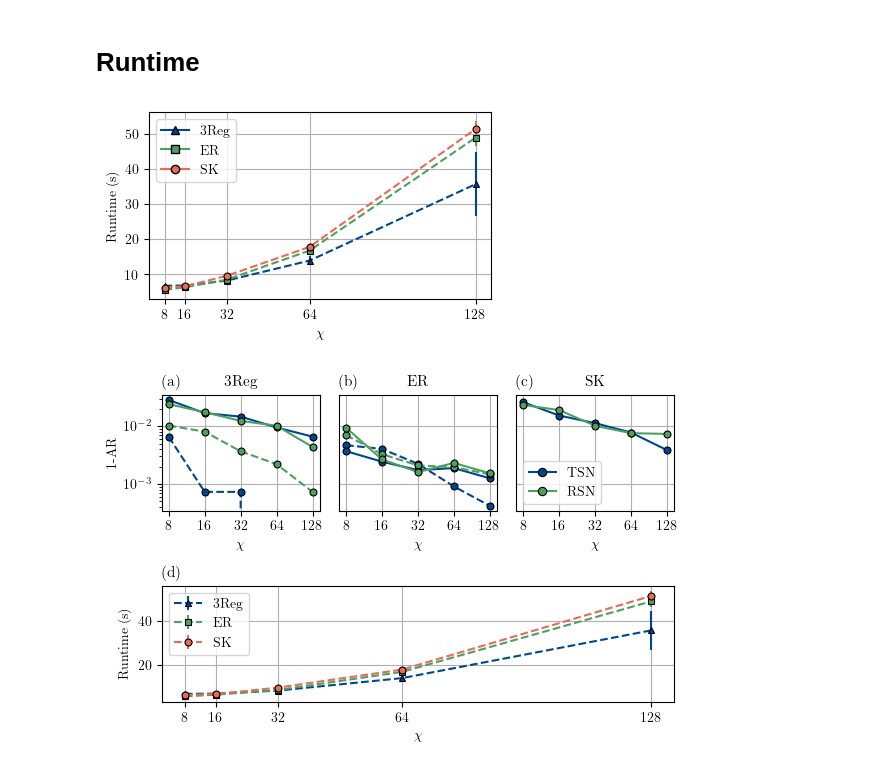
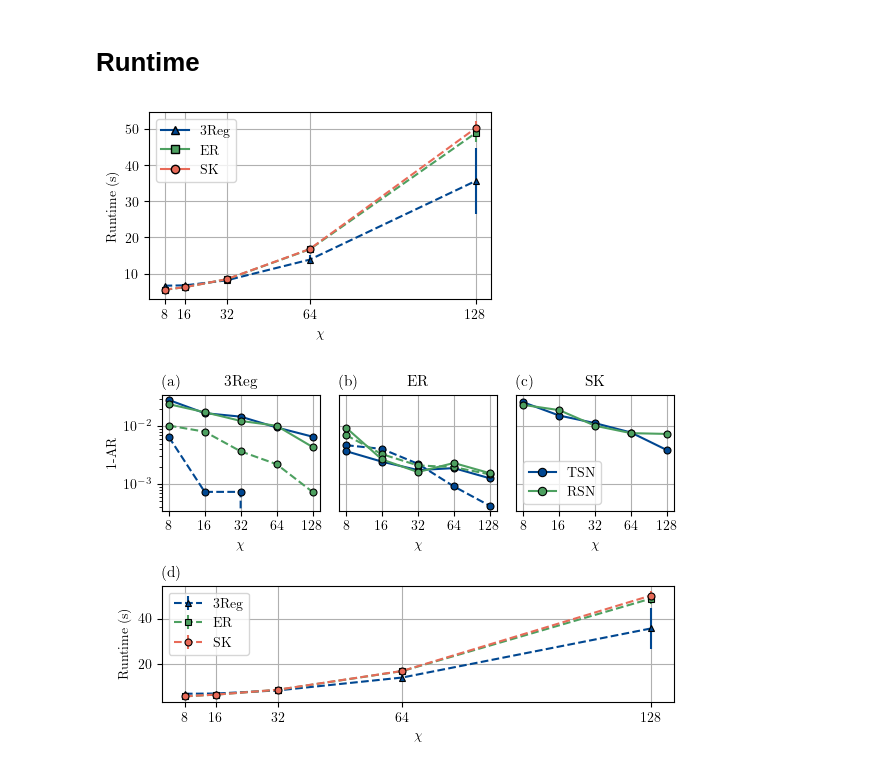
Before and after one commit to erikasgrim/swapnet-mps-ite, a Jupyter notebook: figures/generate_figures_MaxCut.ipynb, the cells around one changed output. Drawn from its saved outputs; the diff is of its cells as text; code cells hidden in the pictures.

```diff
--- a/figures/generate_figures_MaxCut.ipynb
+++ b/figures/generate_figures_MaxCut.ipynb
@@ -165,7 +165,7 @@ fig.savefig('paper_figures/maxcut_ar_vs_tau.pdf', bbox_inches=None)
 # %% [markdown]
 # Runtime
 # %%
-RUNTIME_INSTANCES = range(10, 20)
+RUNTIME_INSTANCES = range(NUM_INSTANCES)
 MARKER_MAP = {'MaxCut/3Reg': '^', 'MaxCut/ER': 's', 'MaxCut/SK': 'o'}
 COLOR_MAP_RUNTIME = {'MaxCut/3Reg': 'C0', 'MaxCut/ER': 'C1', 'MaxCut/SK': 'C2'}
 
@@ -202,34 +202,34 @@ for graph_type in GRAPH_TYPES:
         CHI_VALUES,
         avg_runtime,
         yerr=std_runtime,
         marker=MARKER_MAP[graph_type],
         linestyle='--',
         markeredgecolor='black',
         markersize=5,
         markeredgewidth=0.8,
         color=COLOR_MAP_RUNTIME[graph_type],
         label=GRAPH_SHORT_LABELS[graph_type],
     )
 
 legend_elements = [
     Line2D([0], [0], color='C0', linestyle='-', marker='^', markeredgecolor="black", label='3Reg'),
     Line2D([0], [0], color='C1', linestyle='-', marker='s', markeredgecolor="black", label='ER'),
     Line2D([0], [0], color='C2', linestyle='-', marker='o', markeredgecolor="black", label='SK')
 ]
 
 ax.grid(True)
 ax.set_xlabel(r"$\chi$")
 ax.set_ylabel('Runtime (s)')
 ax.set_xticks(CHI_VALUES)
 ax.legend(handles=legend_elements, loc='upper left')
 
 fig.set_size_inches(set_size(width = 300, fraction=1, subplots=(1, 1)))
 fig.set_dpi(100)
 fig.tight_layout()
 
 fig.savefig('paper_figures/maxcut_runtime_vs_chi.pdf', bbox_inches=None)
 # %% [output]
-[figure, old version]
+[figure, new version]
 # %%
 # Combined layout: top row reproduces ar_vs_chi (three graph classes),
 # bottom row shows runtime_vs_chi across all three columns.
@@ -318,4 +318,4 @@ fig.tight_layout()
 
 fig.savefig('paper_figures/maxcut_ar_vs_tau_with_runtime.pdf', bbox_inches=None)
 # %% [output]
-[figure, old version]
+[figure, new version]
```
Also changed, not shown: 8 other files.
